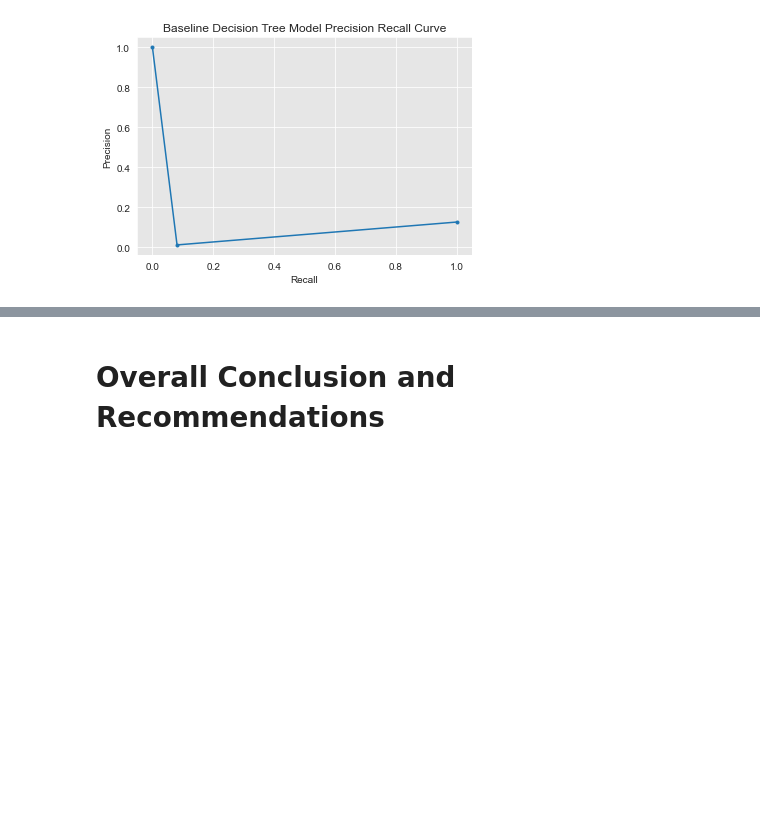
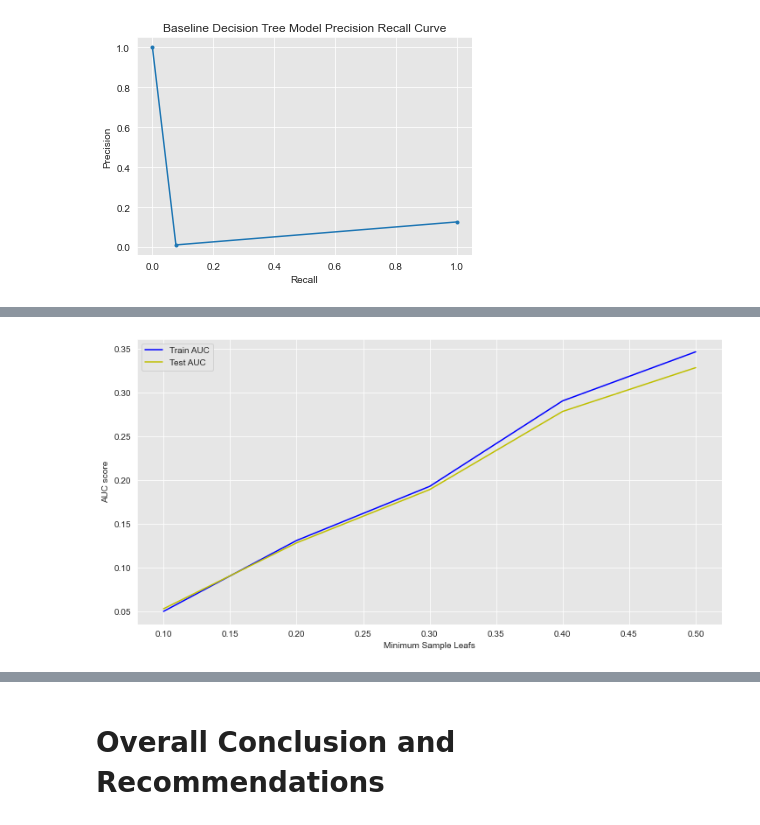
Before and after one commit to keithotuomagie/credit_card_fraud_model, a Jupyter notebook: notebook.ipynb, the cells around one changed output, grey strips where cells are left out. Saved outputs shown, nothing was run; the diff lists cells and outputs as text; code cells hidden in the pictures; blank space fills up the shorter version.

```diff
--- a/notebook.ipynb
+++ b/notebook.ipynb
@@ -1925,0 +2024,33 @@ plot_precision_recall_curve(X_train, X_test, y_train, y_test, clf, title='Baseli
+# %%
+# Creating a function for identifying Minimum Sample Leaf
+
+def identify_min_samples_leaf(X_train, X_test, y_train, y_test, classifier, pos_label='Fraud', **kwargs):
+
+    min_samples_leafs = np.linspace(0.1, 0.5, 5, endpoint=True)
+    train_results = []
+    test_results = []
+    for min_samples_leaf in min_samples_leafs:
+
+        # Initialize the classifier with min_samples_leaf and any additional kwargs
+        ct = classifier(min_samples_leaf=min_samples_leaf, random_state=42)
+        ct.fit(X_train, y_train)
+        y_hat_train_ct = ct.predict_proba(X_train)[:, 1]
+        fpr_ct, tpr_ct, thresholds_ct = roc_curve(y_train, y_hat_train_ct, pos_label=pos_label)
+        roc_auc_ct = auc(fpr_ct, tpr_ct)
+
+        # Add auc score to previous train results
+        train_results.append(roc_auc_ct)
+        y_hat_test_ct = ct.predict_proba(X_test)[:, 1]
+        fpr_ct, tpr_ct, thresholds_ct = roc_curve(y_test, y_hat_test_ct, pos_label=pos_label)
+        roc_auc_ct = auc(fpr_ct, tpr_ct)
+
+        # Add auc score to previous test results
+        test_results.append(roc_auc_ct)
+
+    plt.figure(figsize=(12,6))
+    plt.plot(min_samples_leafs, train_results, 'b', label='Train AUC')
+    plt.plot(min_samples_leafs, test_results, 'y', label='Test AUC')
+    plt.ylabel('AUC score')
+    plt.xlabel('Minimum Sample Leafs')
+    plt.legend()
+    plt.show()
@@ -1925,0 +2102,6 @@ plot_precision_recall_curve(X_train, X_test, y_train, y_test, clf, title='Baseli
+# %%
+# Identifying Minimum Sample Leaf for the Decision Tree Model
+
+identify_min_samples_leaf(X_train, X_test, y_train, y_test, DecisionTreeClassifier, criterion='entropy')
+# %% [output]
+[figure, added]
```
Also changed, not shown: parts of 28 cells of this notebook, 1 other file.
